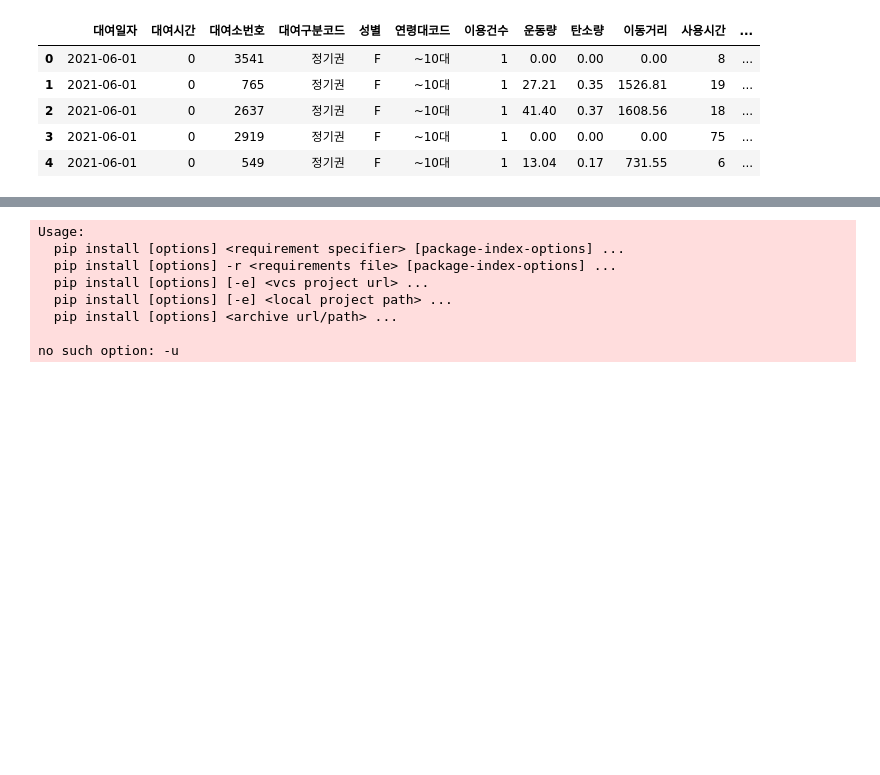
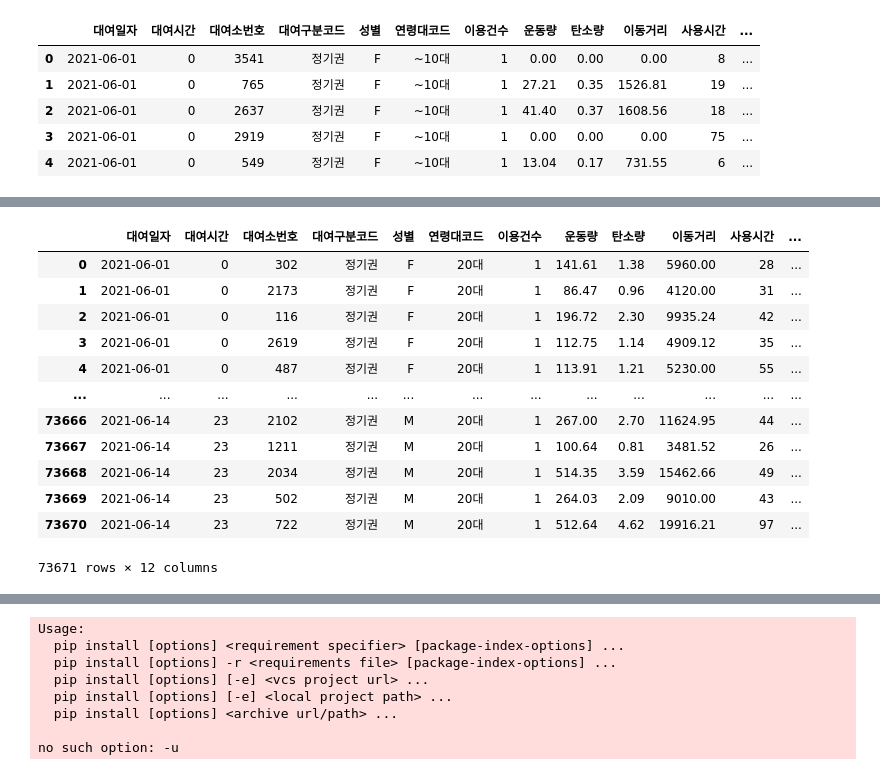
Before and after one commit to hyunji2776/bigdata, a Jupyter notebook: DataManim_Type1_Excercise.ipynb, the cells around one changed output, grey strips where cells are left out. Cells and saved outputs as stored; diff of their text form; code cells hidden in the pictures; blank space fills up the shorter version.

```diff
--- a/DataManim_Type1_Excercise.ipynb
+++ b/DataManim_Type1_Excercise.ipynb
@@ -904,0 +975,4 @@ df.head()
+# %%
+twenty = df[df['연령대코드']=='20대']
+twenty.reset_index(drop=True, inplace=True)
+twenty.head()
@@ -904,0 +986,21 @@ df.head()
+# %%
+mean=twenty['이동거리'].mean()
+# %%
+ans=twenty[twenty['이동거리']>=mean]
+ans.reset_index(drop=True, inplace=True)
+# %%
+ans
+# %% [output]
+|  | 대여일자 | 대여시간 | 대여소번호 | 대여구분코드 | 성별 | 연령대코드 | 이용건수 | 운동량 | 탄소량 | 이동거리 | 사용시간 | ... |
+| 0 | 2021-06-01 | 0 | 302 | 정기권 | F | 20대 | 1 | 141.61 | 1.38 | 5960.00 | 28 | ... |
+| 1 | 2021-06-01 | 0 | 2173 | 정기권 | F | 20대 | 1 | 86.47 | 0.96 | 4120.00 | 31 | ... |
+| 2 | 2021-06-01 | 0 | 116 | 정기권 | F | 20대 | 1 | 196.72 | 2.30 | 9935.24 | 42 | ... |
+| 3 | 2021-06-01 | 0 | 2619 | 정기권 | F | 20대 | 1 | 112.75 | 1.14 | 4909.12 | 35 | ... |
+| 4 | 2021-06-01 | 0 | 487 | 정기권 | F | 20대 | 1 | 113.91 | 1.21 | 5230.00 | 55 | ... |
+| ... | ... | ... | ... | ... | ... | ... | ... | ... | ... | ... | ... | ... |
+| 73666 | 2021-06-14 | 23 | 2102 | 정기권 | M | 20대 | 1 | 267.00 | 2.70 | 11624.95 | 44 | ... |
+| 73667 | 2021-06-14 | 23 | 1211 | 정기권 | M | 20대 | 1 | 100.64 | 0.81 | 3481.52 | 26 | ... |
+| 73668 | 2021-06-14 | 23 | 2034 | 정기권 | M | 20대 | 1 | 514.35 | 3.59 | 15462.66 | 49 | ... |
+| 73669 | 2021-06-14 | 23 | 502 | 정기권 | M | 20대 | 1 | 264.03 | 2.09 | 9010.00 | 43 | ... |
+| 73670 | 2021-06-14 | 23 | 722 | 정기권 | M | 20대 | 1 | 512.64 | 4.62 | 19916.21 | 97 | ... |
+73671 rows × 12 columns
```
Also changed, not shown: parts of 73 cells of this notebook.
